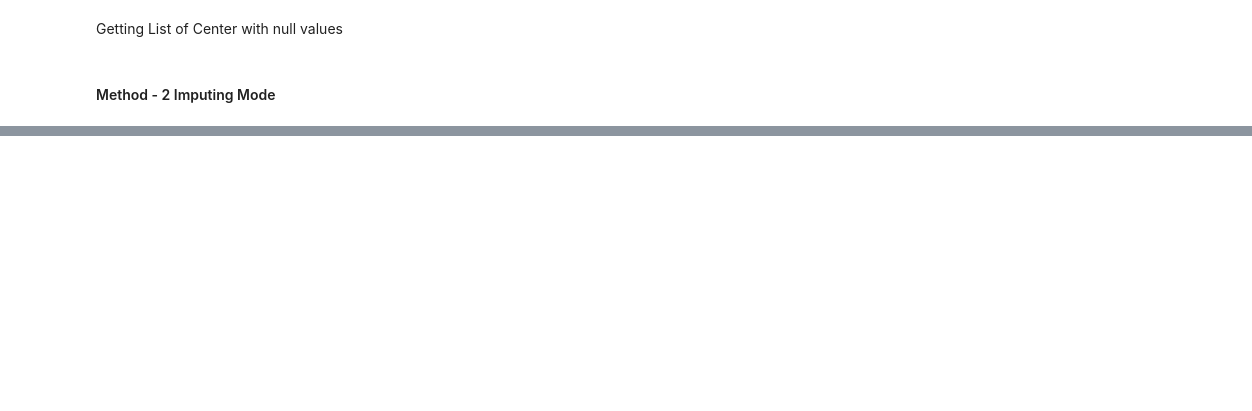
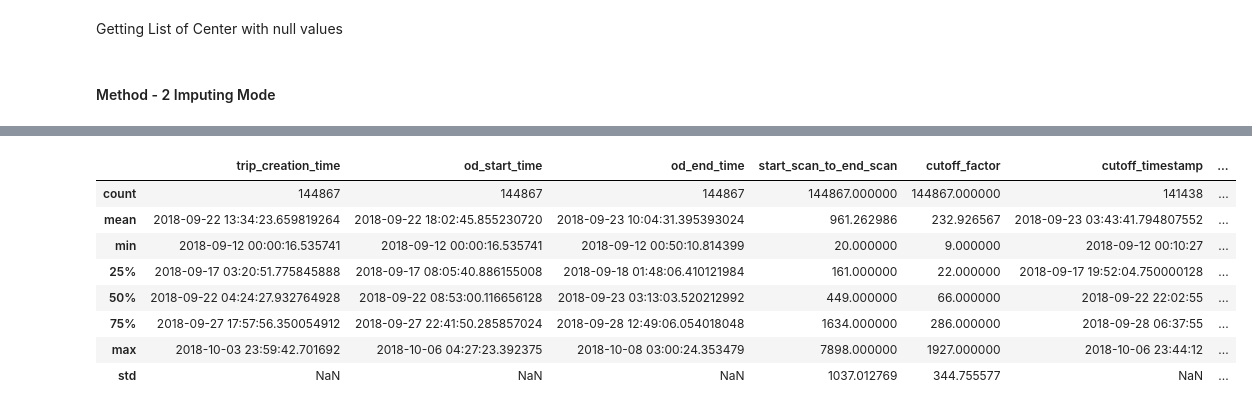
Before and after one commit to charles-owo/supply_chain_feature_engineering_analytics, a Jupyter notebook: supply_chain_service_feature_engineering.ipynb, the cells around one changed output, grey strips where cells are left out. Drawn from its saved outputs; the diff is of its cells as text; code cells hidden in the pictures; blank space fills up the shorter version.

```diff
--- a/supply_chain_service_feature_engineering.ipynb
+++ b/supply_chain_service_feature_engineering.ipynb
@@ -261,0 +215,11 @@ dtype: int64
+# %%
+import pandas as pd
+
+cols = ['trip_creation_time','od_start_time','od_end_time','cutoff_timestamp']
+
+for col in cols:
+    temp = pd.to_datetime(df[col], format="%Y-%m-%d %H:%M:%S.%f", errors='coerce')
+    if temp.isnull().any():
+        df[col] = pd.to_datetime(df[col], format="%Y-%m-%d %H:%M:%S", errors='coerce')
+    else:
+        df[col] = temp
@@ -261,0 +248,12 @@ dtype: int64
+# %%
+df.describe()
+# %% [output]
+|  | trip_creation_time | od_start_time | od_end_time | start_scan_to_end_scan | cutoff_factor | cutoff_timestamp | ... |
+| count | 144867 | 144867 | 144867 | 144867.000000 | 144867.000000 | 141438 | ... |
+| mean | 2018-09-22 13:34:23.659819264 | 2018-09-22 18:02:45.855230720 | 2018-09-23 10:04:31.395393024 | 961.262986 | 232.926567 | 2018-09-23 03:43:41.794807552 | ... |
+| min | 2018-09-12 00:00:16.535741 | 2018-09-12 00:00:16.535741 | 2018-09-12 00:50:10.814399 | 20.000000 | 9.000000 | 2018-09-12 00:10:27 | ... |
+| 25% | 2018-09-17 03:20:51.775845888 | 2018-09-17 08:05:40.886155008 | 2018-09-18 01:48:06.410121984 | 161.000000 | 22.000000 | 2018-09-17 19:52:04.750000128 | ... |
+| 50% | 2018-09-22 04:24:27.932764928 | 2018-09-22 08:53:00.116656128 | 2018-09-23 03:13:03.520212992 | 449.000000 | 66.000000 | 2018-09-22 22:02:55 | ... |
+| 75% | 2018-09-27 17:57:56.350054912 | 2018-09-27 22:41:50.285857024 | 2018-09-28 12:49:06.054018048 | 1634.000000 | 286.000000 | 2018-09-28 06:37:55 | ... |
+| max | 2018-10-03 23:59:42.701692 | 2018-10-06 04:27:23.392375 | 2018-10-08 03:00:24.353479 | 7898.000000 | 1927.000000 | 2018-10-06 23:44:12 | ... |
+| std | NaN | NaN | NaN | 1037.012769 | 344.755577 | NaN | ... |
```
Also changed, not shown: parts of 37 cells of this notebook.
